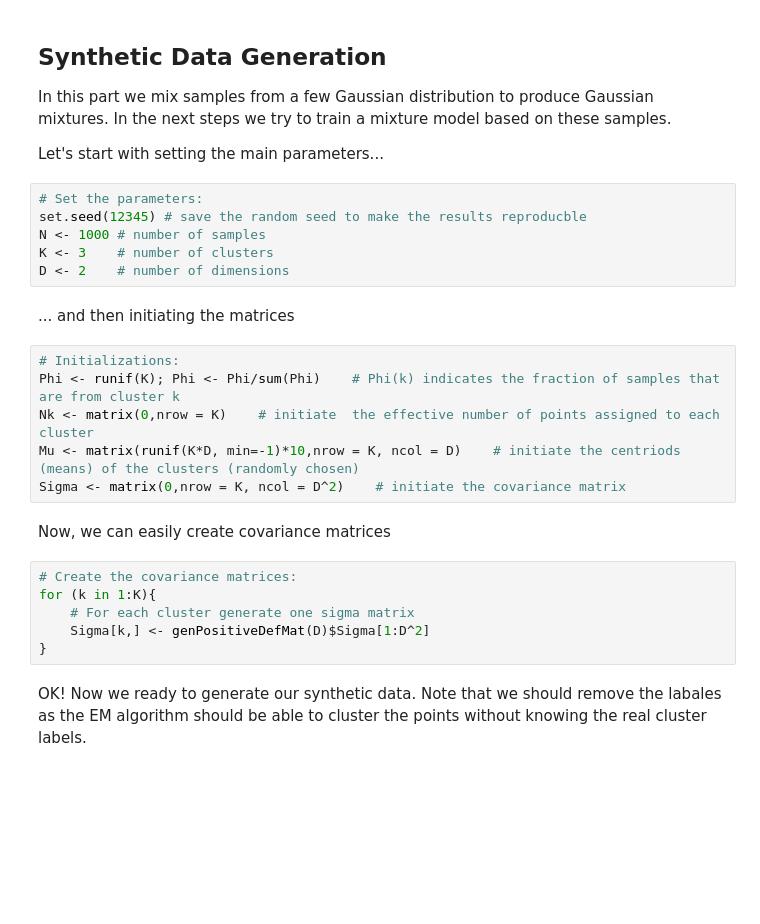
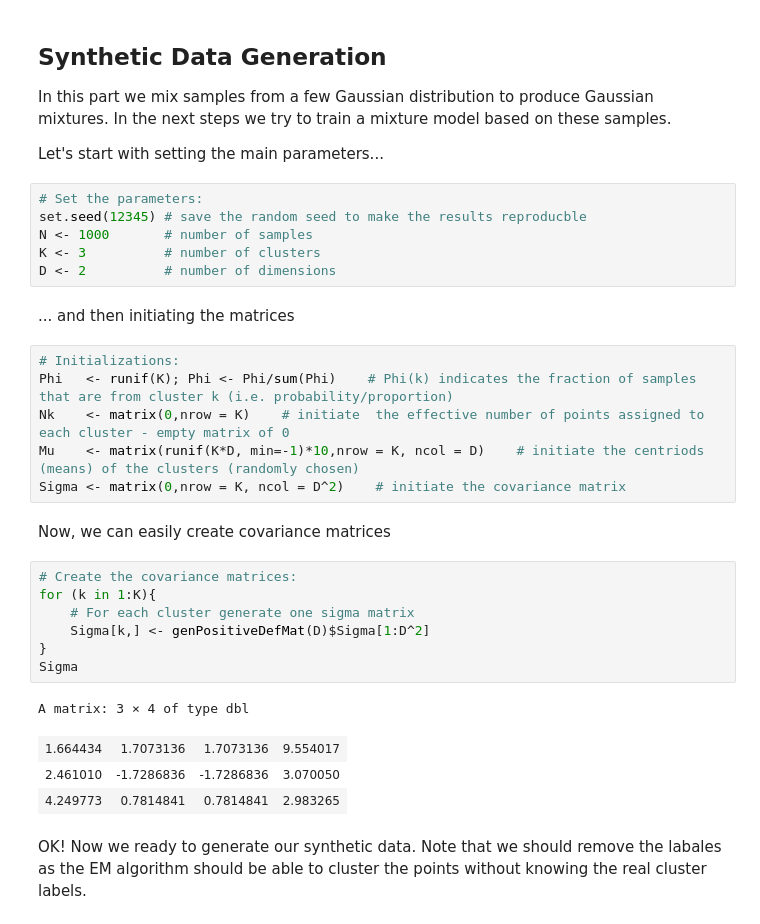
Before and after one commit to borhan-kazimipour/FIT5201, a Jupyter notebook: Activity4/Activity.4.1.ipynb, the cells around one changed output. Drawn from its saved outputs; the diff is of its cells as text; blank space fills up the shorter version.

```diff
--- a/Activity4/Activity.4.1.ipynb
+++ b/Activity4/Activity.4.1.ipynb
@@ -20,25 +20,31 @@ Let's start with setting the main parameters...
 # %%
 # Set the parameters:
 set.seed(12345) # save the random seed to make the results reproducble
-N <- 1000 # number of samples
-K <- 3    # number of clusters
-D <- 2    # number of dimensions
+N <- 1000       # number of samples
+K <- 3          # number of clusters
+D <- 2          # number of dimensions
 # %% [markdown]
 ... and then initiating the matrices
 # %%
 # Initializations:
-Phi <- runif(K); Phi <- Phi/sum(Phi)    # Phi(k) indicates the fraction of samples that are from cluster k
-Nk <- matrix(0,nrow = K)    # initiate  the effective number of points assigned to each cluster
-Mu <- matrix(runif(K*D, min=-1)*10,nrow = K, ncol = D)    # initiate the centriods (means) of the clusters (randomly chosen)
+Phi   <- runif(K); Phi <- Phi/sum(Phi)    # Phi(k) indicates the fraction of samples that are from cluster k (i.e. probability/proportion)
+Nk    <- matrix(0,nrow = K)    # initiate  the effective number of points assigned to each cluster - empty matrix of 0
+Mu    <- matrix(runif(K*D, min=-1)*10,nrow = K, ncol = D)    # initiate the centriods (means) of the clusters (randomly chosen)
 Sigma <- matrix(0,nrow = K, ncol = D^2)    # initiate the covariance matrix
 # %% [markdown]
 Now, we can easily create covariance matrices
 # %%
 # Create the covariance matrices:
 for (k in 1:K){
     # For each cluster generate one sigma matrix
     Sigma[k,] <- genPositiveDefMat(D)$Sigma[1:D^2]
 }
+Sigma
+# %% [output]
+A matrix: 3 × 4 of type dbl
+| 1.664434 | 1.7073136 | 1.7073136 | 9.554017 |
+| 2.461010 | -1.7286836 | -1.7286836 | 3.070050 |
+| 4.249773 | 0.7814841 | 0.7814841 | 2.983265 |
 # %% [markdown]
 OK! Now we ready to generate our synthetic data. Note that we should remove the labales as the EM algorithm should be able to cluster the points without knowing the real cluster labels.
 # %%
```
Also changed, not shown: parts of 11 cells of this notebook, 1 other file.
